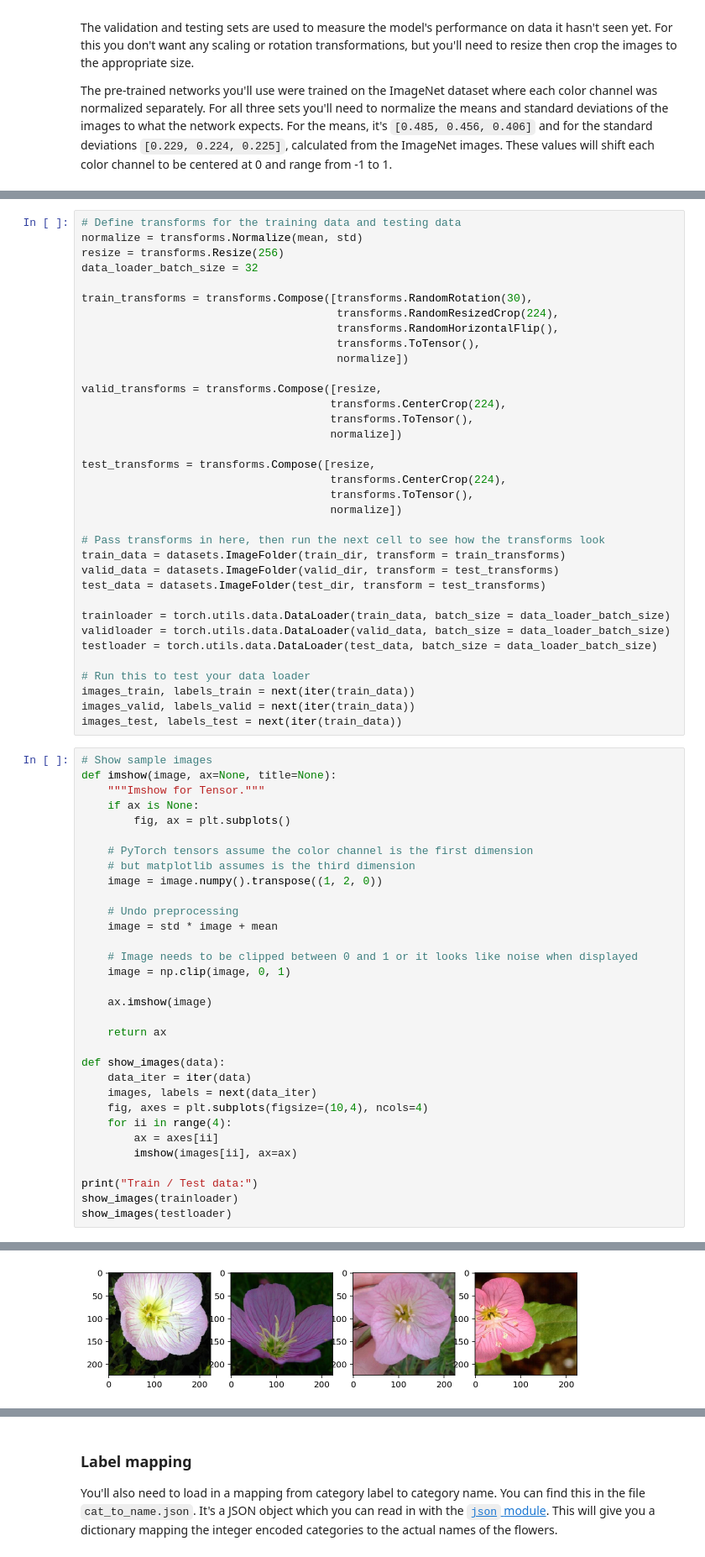
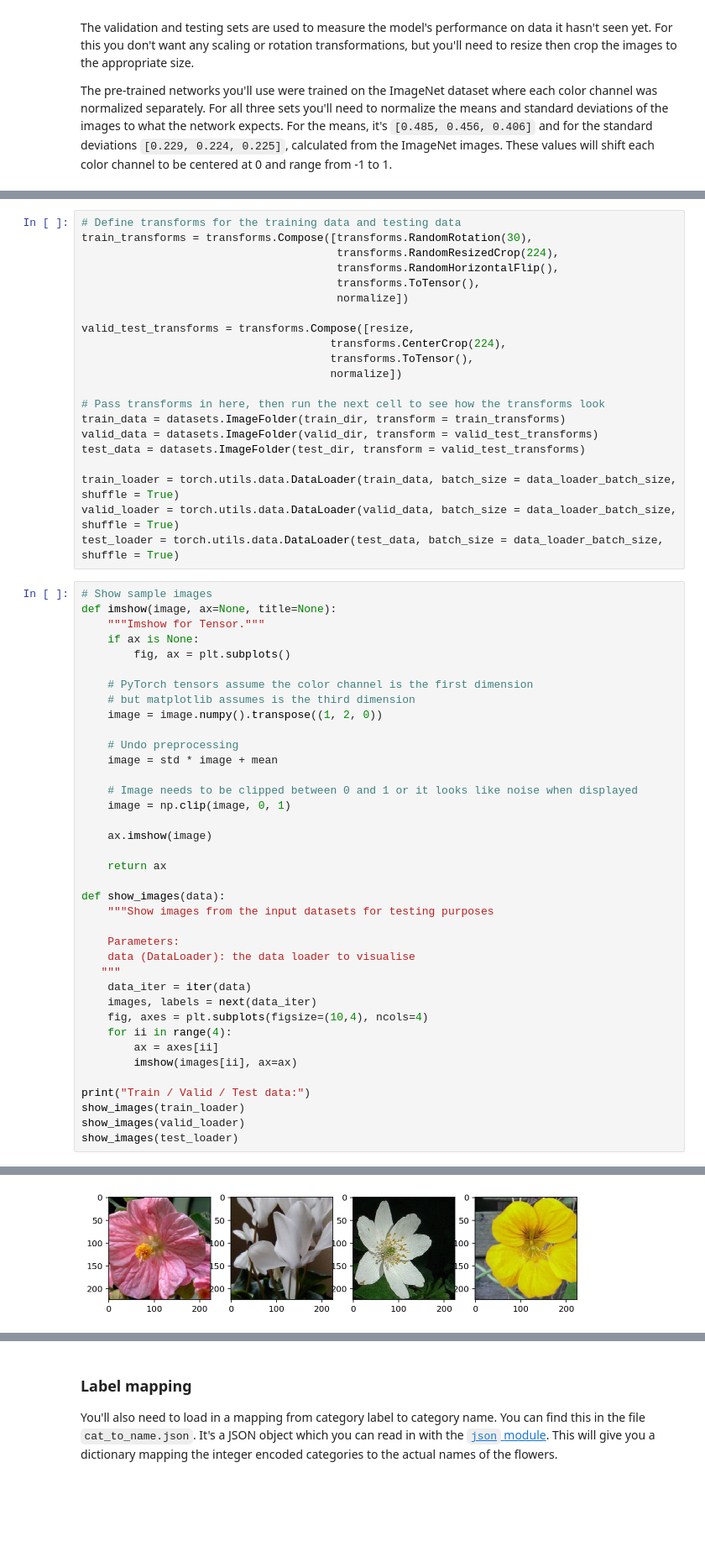
Before and after one commit to CosmicMiriam/ImageClassifier, a Jupyter notebook: Image Classifier Project.ipynb, the cells around one changed output, grey strips where cells are left out. Shown at 84% size. Cells and saved outputs as stored; diff of their text form; blank space fills up the shorter version.

```diff
--- a/Image Classifier Project.ipynb
+++ b/Image Classifier Project.ipynb
@@ -62,38 +71,24 @@ model_type = model_type_resnet18
 # %%
 # Define transforms for the training data and testing data
-normalize = transforms.Normalize(mean, std)
-resize = transforms.Resize(256)
-data_loader_batch_size = 32
-
 train_transforms = transforms.Compose([transforms.RandomRotation(30),
                                        transforms.RandomResizedCrop(224),
                                        transforms.RandomHorizontalFlip(),
                                        transforms.ToTensor(),
                                        normalize])
 
-valid_transforms = transforms.Compose([resize,
-                                      transforms.CenterCrop(224),
-                                      transforms.ToTensor(),
-                                      normalize])
-
-test_transforms = transforms.Compose([resize,
+valid_test_transforms = transforms.Compose([resize,
                                       transforms.CenterCrop(224),
                                       transforms.ToTensor(),
                                       normalize])
 
 # Pass transforms in here, then run the next cell to see how the transforms look
 train_data = datasets.ImageFolder(train_dir, transform = train_transforms)
-valid_data = datasets.ImageFolder(valid_dir, transform = test_transforms)
-test_data = datasets.ImageFolder(test_dir, transform = test_transforms)
+valid_data = datasets.ImageFolder(valid_dir, transform = valid_test_transforms)
+test_data = datasets.ImageFolder(test_dir, transform = valid_test_transforms)
 
-trainloader = torch.utils.data.DataLoader(train_data, batch_size = data_loader_batch_size)
-validloader = torch.utils.data.DataLoader(valid_data, batch_size = data_loader_batch_size)
-testloader = torch.utils.data.DataLoader(test_data, batch_size = data_loader_batch_size)
-
-# Run this to test your data loader
-images_train, labels_train = next(iter(train_data))
-images_valid, labels_valid = next(iter(train_data))
-images_test, labels_test = next(iter(train_data))
+train_loader = torch.utils.data.DataLoader(train_data, batch_size = data_loader_batch_size, shuffle = True)
+valid_loader = torch.utils.data.DataLoader(valid_data, batch_size = data_loader_batch_size, shuffle = True)
+test_loader = torch.utils.data.DataLoader(test_data, batch_size = data_loader_batch_size, shuffle = True)
 # %%
 # Show sample images
 def imshow(image, ax=None, title=None):
@@ -116,6 +111,11 @@ def imshow(image, ax=None, title=None):
     return ax
 
 def show_images(data):
+    """Show images from the input datasets for testing purposes
+
+    Parameters:
+    data (DataLoader): the data loader to visualise
+   """
     data_iter = iter(data)
     images, labels = next(data_iter)
     fig, axes = plt.subplots(figsize=(10,4), ncols=4)
@@ -123,7 +123,8 @@ def show_images(data):
         ax = axes[ii]
         imshow(images[ii], ax=ax)
 
-print("Train / Test data:")
-show_images(trainloader)
-show_images(testloader)
+print("Train / Valid / Test data:")
+show_images(train_loader)
+show_images(valid_loader)
+show_images(test_loader)
 # %% [output]
@@ -132 +133 @@ Train / Test data:
-[figure, old version]
+[figure, new version]
```
Also changed, not shown: parts of 14 cells of this notebook.
